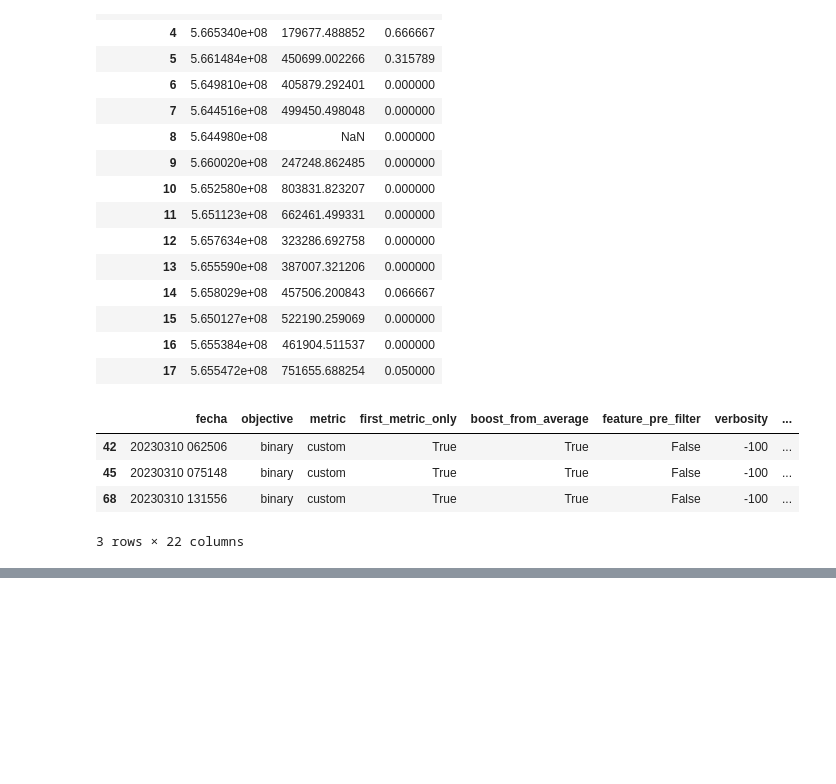
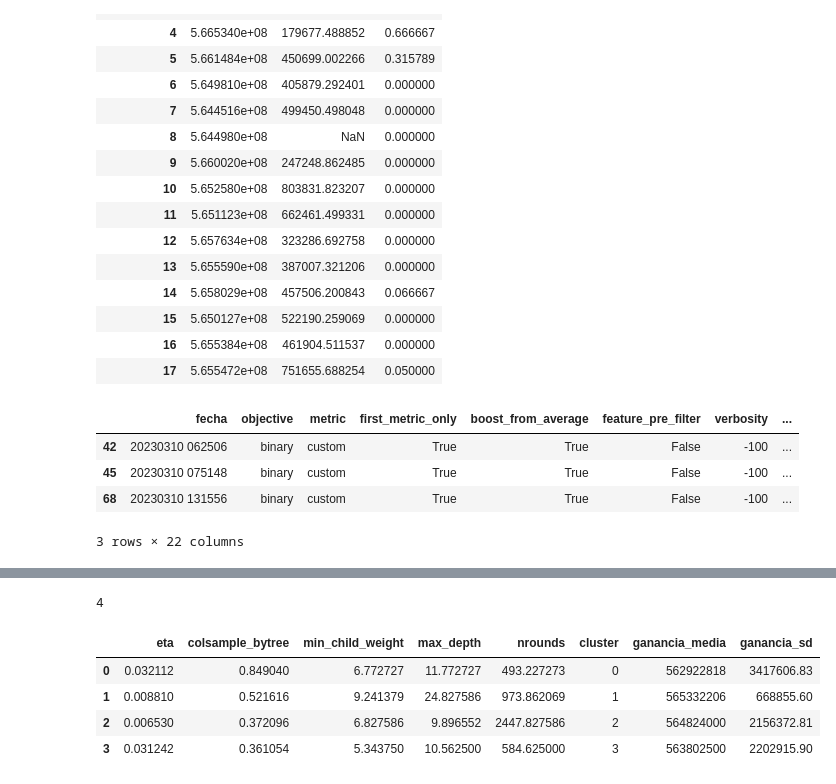
Before and after one commit to Ignacio-Ibarra/mastercard_churning, a Jupyter notebook: eval_BO/eval_BO.ipynb, the cells around one changed output, grey strips where cells are left out. Cells and saved outputs as stored; diff of their text form; code cells hidden in the pictures; blank space fills up the shorter version.

```diff
--- a/eval_BO/eval_BO.ipynb
+++ b/eval_BO/eval_BO.ipynb
@@ -465,0 +508,5 @@ df4.to_csv(output_folder+"BO0803b_hclusters.csv", index=False)
+# %%
+scaler = StandardScaler()
+features = df5[hs]
+transformer = scaler.fit(features)
+scaled_features = transformer.transform(features)
@@ -465,0 +535,33 @@ df4.to_csv(output_folder+"BO0803b_hclusters.csv", index=False)
+# %%
+kl = KneeLocator(
+  range(1, 11), sse, curve="convex", direction="decreasing"
+  )
+kl.elbow
+# %% [output]
+4
+# %%
+kmeans2 = KMeans(
+     init="random",
+     n_clusters=kl.elbow,
+     n_init=10,
+     max_iter=300,
+     random_state=42)
+
+kmeans2.fit(scaled_features)
+
+ #Agregamos labels de clusters predecidos a cada fila.
+df5['cluster_label'] = kmeans2.labels_
+
+
+centroides = pd.DataFrame(transformer.inverse_transform(kmeans2.cluster_centers_), columns = hs)
+centroides['cluster'] = np.unique(kmeans2.labels_)
+centroides['ganancia_media'] = df5.groupby('cluster_label')['ganancia'].mean().astype('int')
+centroides['ganancia_sd'] = round(df5.groupby('cluster_label')['ganancia'].std(),2)
+# %%
+centroides
+# %% [output]
+|  | eta | colsample_bytree | min_child_weight | max_depth | nrounds | cluster | ganancia_media | ganancia_sd |
+| 0 | 0.032112 | 0.849040 | 6.772727 | 11.772727 | 493.227273 | 0 | 562922818 | 3417606.83 |
+| 1 | 0.008810 | 0.521616 | 9.241379 | 24.827586 | 973.862069 | 1 | 565332206 | 668855.60 |
+| 2 | 0.006530 | 0.372096 | 6.827586 | 9.896552 | 2447.827586 | 2 | 564824000 | 2156372.81 |
+| 3 | 0.031242 | 0.361054 | 5.343750 | 10.562500 | 584.625000 | 3 | 563802500 | 2202915.90 |
```
Also changed, not shown: parts of 23 cells of this notebook, 1 other file.
